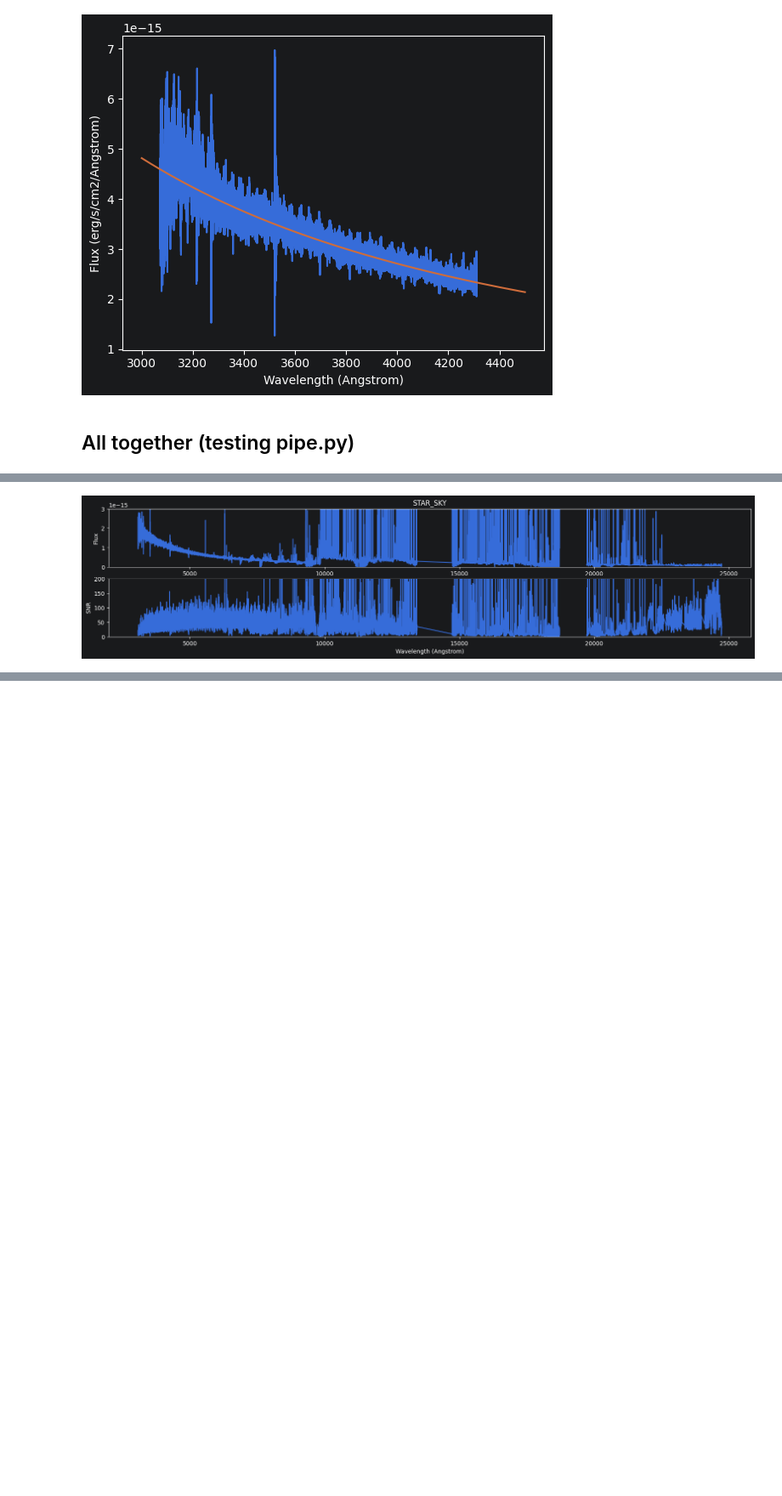
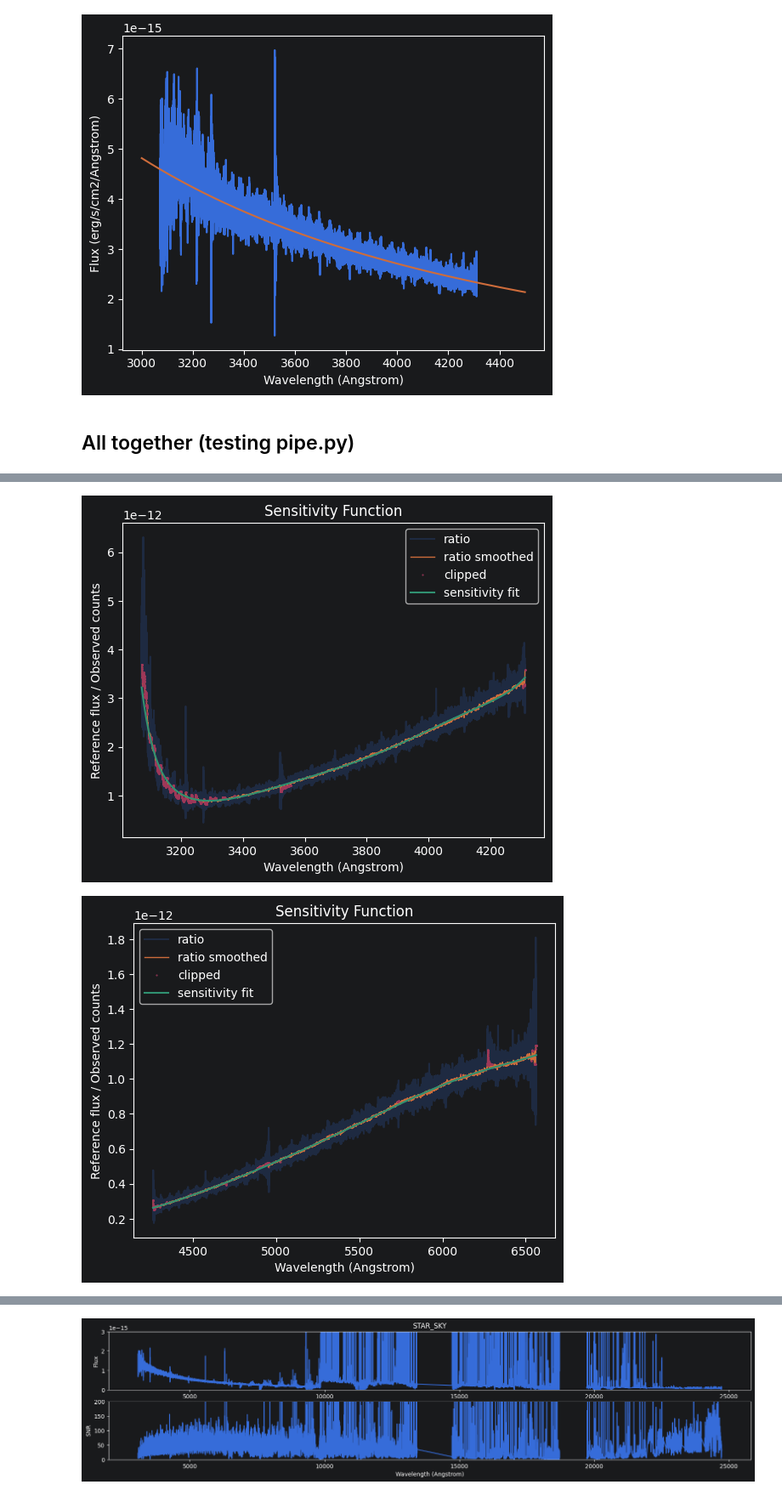
Before and after one commit to CaltechOpticalObservatories/zshooter-drp, a Jupyter notebook: notebooks/extraction_demo.ipynb, the cells around one changed output, grey strips where cells are left out. Shown at 85% size. Saved outputs shown, nothing was run; the diff lists cells and outputs as text; code cells hidden in the pictures; blank space fills up the shorter version.

```diff
--- a/notebooks/extraction_demo.ipynb
+++ b/notebooks/extraction_demo.ipynb
@@ -277,7 +273,7 @@ reference_wave = reference.waveset
 reference_flux = convert_flux(reference_wave, reference(reference_wave), "FLAM")
 reference_spectrum = Spectrum(m=None, spec=reference_flux.value, wave=reference_wave.value, sig=None)
 
-standard = spliced_spectra['STAR_NOSKYLINES']
+standard = spliced_spectra['STANDARD']
 sens = zsdrp.steps.SensitivityFunction.run(standard, reference_spectrum, plot=True)
 sens = sens[0]
 
@@ -308,15 +294,5 @@ Text(0, 0.5, 'Flux (erg/s/cm2/Angstrom)')
 import zsdrp.pipe
 importlib.reload(zsdrp.pipe)
 
-from scopesim.source.source_templates import ab_spectrum
-from synphot.units import convert_flux
-from pyreduce.spectra import Spectrum
-reference = ab_spectrum(mag=16)
-reference_wave = reference.waveset
-reference_flux = convert_flux(reference_wave, reference(reference_wave), "FLAM")
-reference_spectrum = Spectrum(m=None, spec=reference_flux.value, wave=reference_wave.value, sig=None)
-
-channel_results, final_spectra = zsdrp.pipe.run_reduction(files, channels=None, output_dir=outdir, disable_steps=['mask'],
-                                                          print_params=False, disable_all_plots=True,
-                                                          reference_wave=reference_wave, reference_flux=reference_flux)
+results = zsdrp.pipe.run_reduction(files, channels=None, output_dir=outdir, disable_steps=['mask'], print_params=False, disable_all_plots=True)
 # %% [output]
@@ -335,16 +304,26 @@ Wavecal quality : 59.929363286171565 m/s
 # %%
+from scopesim.source.source_templates import ab_spectrum
+from synphot.units import convert_flux
+
+reference = ab_spectrum(mag=16)
+reference_wave = reference.waveset
+reference_flux = convert_flux(reference_wave, reference(reference_wave), "FLAM")
+
+final_spectra = zsdrp.pipe.run_flux_calibration_and_stitch(results, reference_wave, reference_flux, plot=True, output_dir=outdir)
+
 for objname, spectra in final_spectra.items():
     sp = spectra.data[0]
     fig, ax = plt.subplots(2,1, figsize=(20,4))
     ax[0].plot(sp.wave, sp.spec)
     ax[0].set_ylabel('Flux')
     ax[0].set_xlabel('Wavelength (Angstrom)')
     ax[1].plot(sp.wave, sp.spec/sp.sig)
     ax[1].set_ylabel('SNR')
     ax[1].set_xlabel('Wavelength (Angstrom)')
     ax[0].set_title(f'{objname}')
     ax[0].set_ylim(0,3e-15)
     ax[1].set_ylim(0, 200)
     plt.show()
 # %% [output]
-[figure, old version]
+[figure, new version]
+[figure, added]
@@ -350,0 +334 @@ for objname, spectra in final_spectra.items():
+[figure, added]
```
Also changed, not shown: parts of 13 cells of this notebook, 2 other files.
